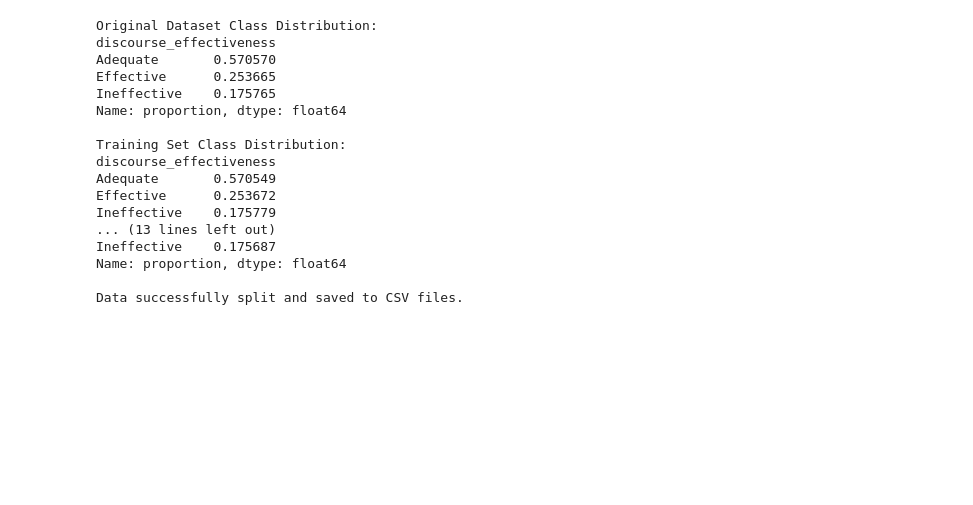
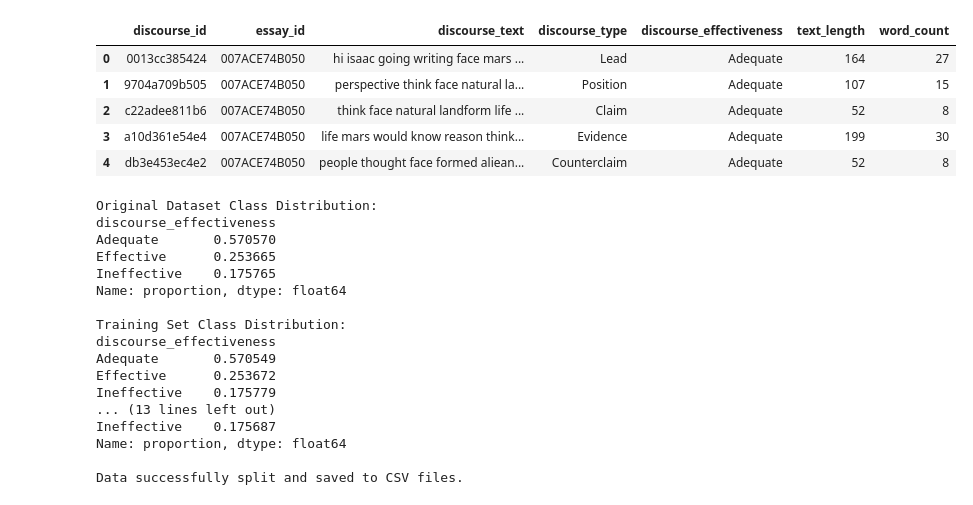
Before and after one commit to JDgomez2002/proj2-data-science, a Jupyter notebook: transformers.ipynb, the cells around one changed output. Saved outputs shown, nothing was run; the diff lists cells and outputs as text; code cells hidden in the pictures; blank space fills up the shorter version.

```diff
--- a/transformers.ipynb
+++ b/transformers.ipynb
@@ -12 +12,13 @@ train = pd.read_csv('data/train.csv')
+# %%
+# Step 1: Load the dataset
+df = pd.read_csv('result/data_cleaned.csv', sep=",")
+# %%
+df.head()
+# %% [output]
+|  | discourse_id | essay_id | discourse_text | discourse_type | discourse_effectiveness | text_length | word_count |
+| 0 | 0013cc385424 | 007ACE74B050 | hi isaac going writing face mars ... | Lead | Adequate | 164 | 27 |
+| 1 | 9704a709b505 | 007ACE74B050 | perspective think face natural la... | Position | Adequate | 107 | 15 |
+| 2 | c22adee811b6 | 007ACE74B050 | think face natural landform life ... | Claim | Adequate | 52 | 8 |
+| 3 | a10d361e54e4 | 007ACE74B050 | life mars would know reason think... | Evidence | Adequate | 199 | 30 |
+| 4 | db3e453ec4e2 | 007ACE74B050 | people thought face formed aliean... | Counterclaim | Adequate | 52 | 8 |
 # %%
```
Also changed, not shown: parts of 3 cells of this notebook, 13 other files.
